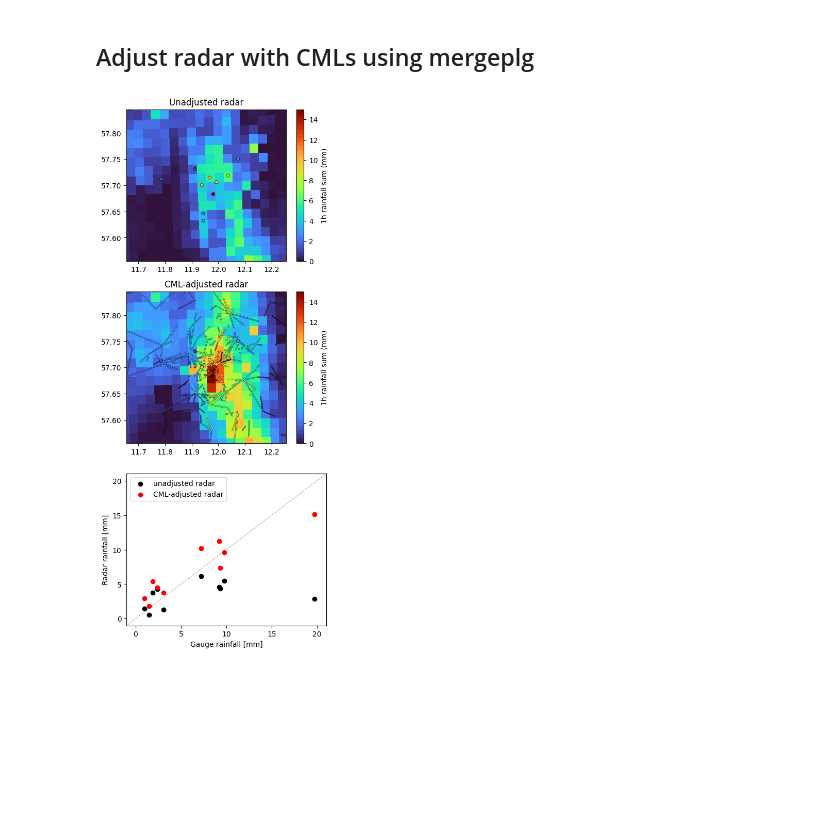
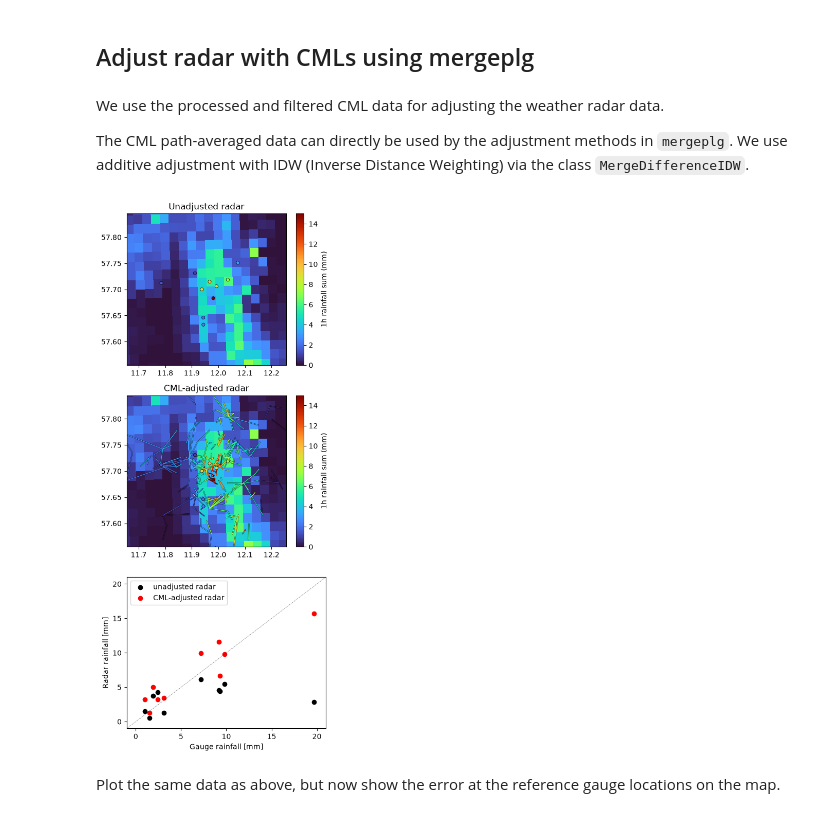
Before and after one commit to OpenSenseAction/OpenSenseAction.github.io, a Jupyter notebook: software-ecosystem/combined.ipynb, the cells around one changed output. Drawn from its saved outputs; the diff is of its cells as text; code cells hidden in the pictures; blank space fills up the shorter version.

```diff
--- a/software-ecosystem/combined.ipynb
+++ b/software-ecosystem/combined.ipynb
@@ -354,5 +321,13 @@ for cml_id in cml_ids_bad_indcorr.values:
 # %% [markdown]
 ## Adjust radar with CMLs using mergeplg
+# %% [markdown]
+We use the processed and filtered CML data for adjusting the weather radar data.
+
+The CML path-averaged data can directly be used by the adjustment methods in `mergeplg`. We use additive adjustment with IDW (Inverse Distance Weighting) via the class `MergeDifferenceIDW`.
+# %%
+# Filter the CML data to only include good links based on the indcorr results
+ds_cmls_unfiltered = ds_cmls.copy()
+ds_cmls = ds_cmls.sel(cml_id=ds_cmls.cml_id.values[indcorr_results.indcorr_good])
 # %%
 import mergeplg as mrg
 
@@ -382,7 +357,7 @@ t = '2015-07-26 03:00:00'
 R_grid_idw = merge_diff_idw(
     da_rad=R_radar.sel(time=t),
     da_cmls=R_cmls.sel(time=t),
-)
+).rainfall
 
 # Get diff of radar and gauges at gauge location
 R_rad_at_gauge = grid_at_points(
@@ -409,8 +384,7 @@ plg.plot_map.plot_plg(
     colorbar_label="1h rainfall sum (mm)",
 )
 plg.plot_map.plot_plg(
-
-    da_grid=R_grid_idw,
+    da_grid=R_radar.sel(time=t),
     da_cmls=R_cmls.sel(time=t),
     da_gauges=R_gauges.sel(time=t),
     kwargs_cmls_plot={"line_width": 1},
@@ -427,34 +401,36 @@ axs[2].scatter(
     label='unadjusted radar'
 )
 axs[2].scatter(
     R_gauges.sel(time=t).data,
     R_adjusted_rad_at_gauge.data,
     c='r',
     label='CML-adjusted radar'
 )
 axs[2].legend()
 axs[2].plot([-2, 22], [-2, 22], 'k:', linewidth=0.5)
 
 axs[0].set_title('Unadjusted radar')
 axs[1].set_title('CML-adjusted radar')
 
 axs[0].set_xlim(11.655, 12.255)
 axs[0].set_ylim(57.555, 57.845)
 axs[1].set_xlim(11.655, 12.255)
 axs[1].set_ylim(57.555, 57.845)
 axs[0].set_xlabel('')
 axs[0].set_ylabel('')
 axs[1].set_xlabel('')
 axs[1].set_ylabel('')
 
 axs[2].set_xlim(-1, 21)
 axs[2].set_ylim(-1, 21)
 axs[2].set_xlabel('Gauge rainfall [mm]')
 axs[2].set_ylabel('Radar rainfall [mm]')
 axs[2].set_xticks(range(0, 22, 5))
 axs[2].set_yticks(range(0, 22, 5));
 # %% [output]
-[figure, old version]
+[figure, new version]
+# %% [markdown]
+Plot the same data as above, but now show the error at the reference gauge locations on the map.
 # %%
 fig, axs = plt.subplots(2, 2, figsize=(12, 10), sharex=True, sharey=True)
 
```
Also changed, not shown: parts of 18 cells of this notebook.
